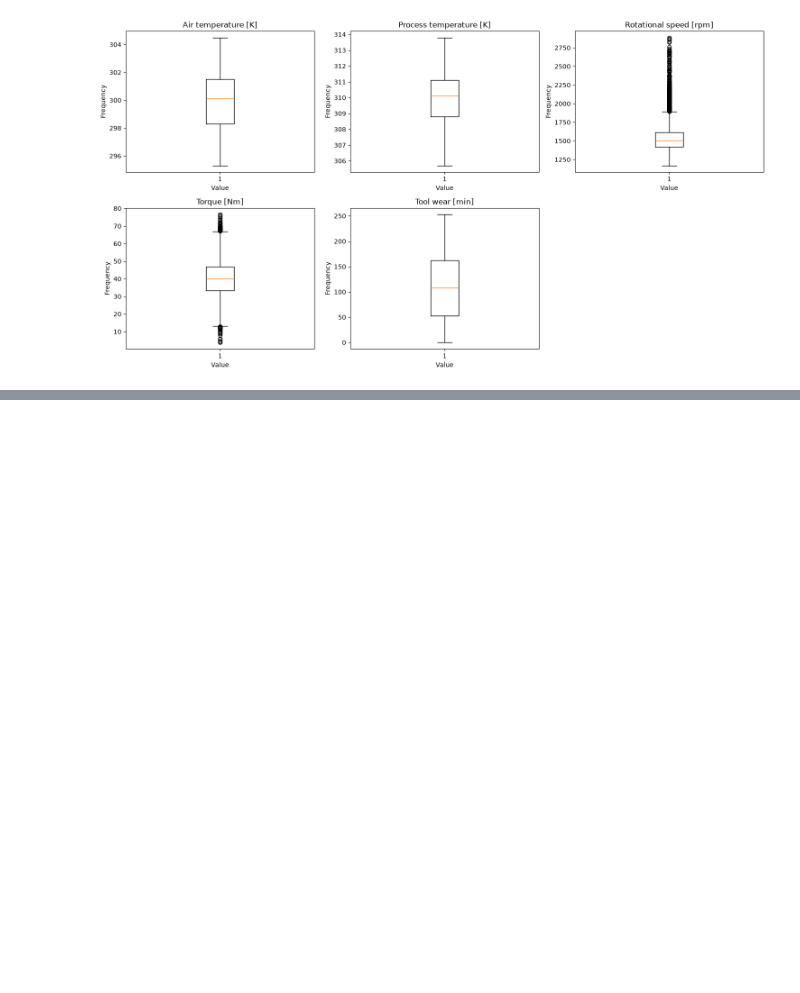
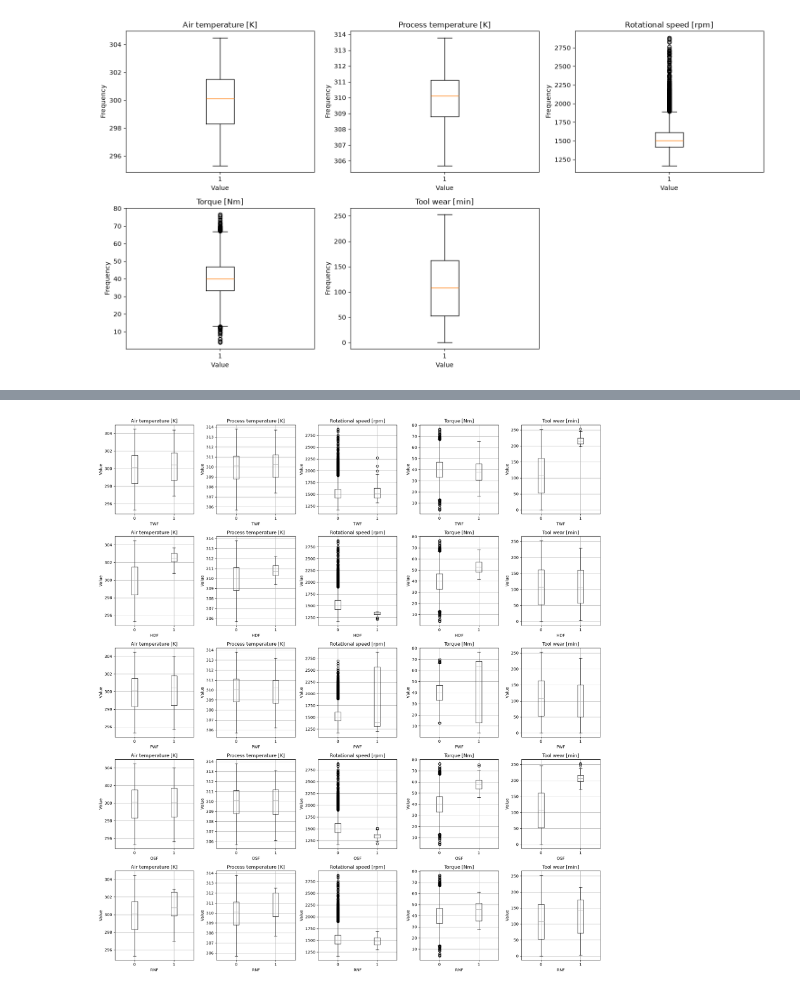
Before and after one commit to sathvik-reddy28/Intelligent-Predictive-Maintenance, a Jupyter notebook: notebooks/data_understanding.ipynb, the cells around one changed output, grey strips where cells are left out. Cells and saved outputs as stored; diff of their text form; code cells hidden in the pictures; blank space fills up the shorter version.

```diff
--- a/notebooks/data_understanding.ipynb
+++ b/notebooks/data_understanding.ipynb
@@ -211,0 +242,17 @@ Rotational speed shows numerous potential high-value outliers, while torque has
+# %%
+failure_modes = ["TWF", "HDF", "PWF", "OSF", "RNF"]
+
+fig, axes = plt.subplots(5, 5, figsize=(18, 20))
+
+for i, mode in enumerate(failure_modes):
+    for j, col in enumerate(sensor_cols):
+        df.boxplot(column=col, by=mode, ax=axes[i, j])
+        axes[i, j].set_title(col)
+        axes[i, j].set_xlabel(mode)
+        axes[i, j].set_ylabel("Value")
+
+plt.suptitle("")
+plt.tight_layout()
+plt.show()
+# %% [output]
+[figure, added]
```
Also changed, not shown: parts of 13 cells of this notebook.
